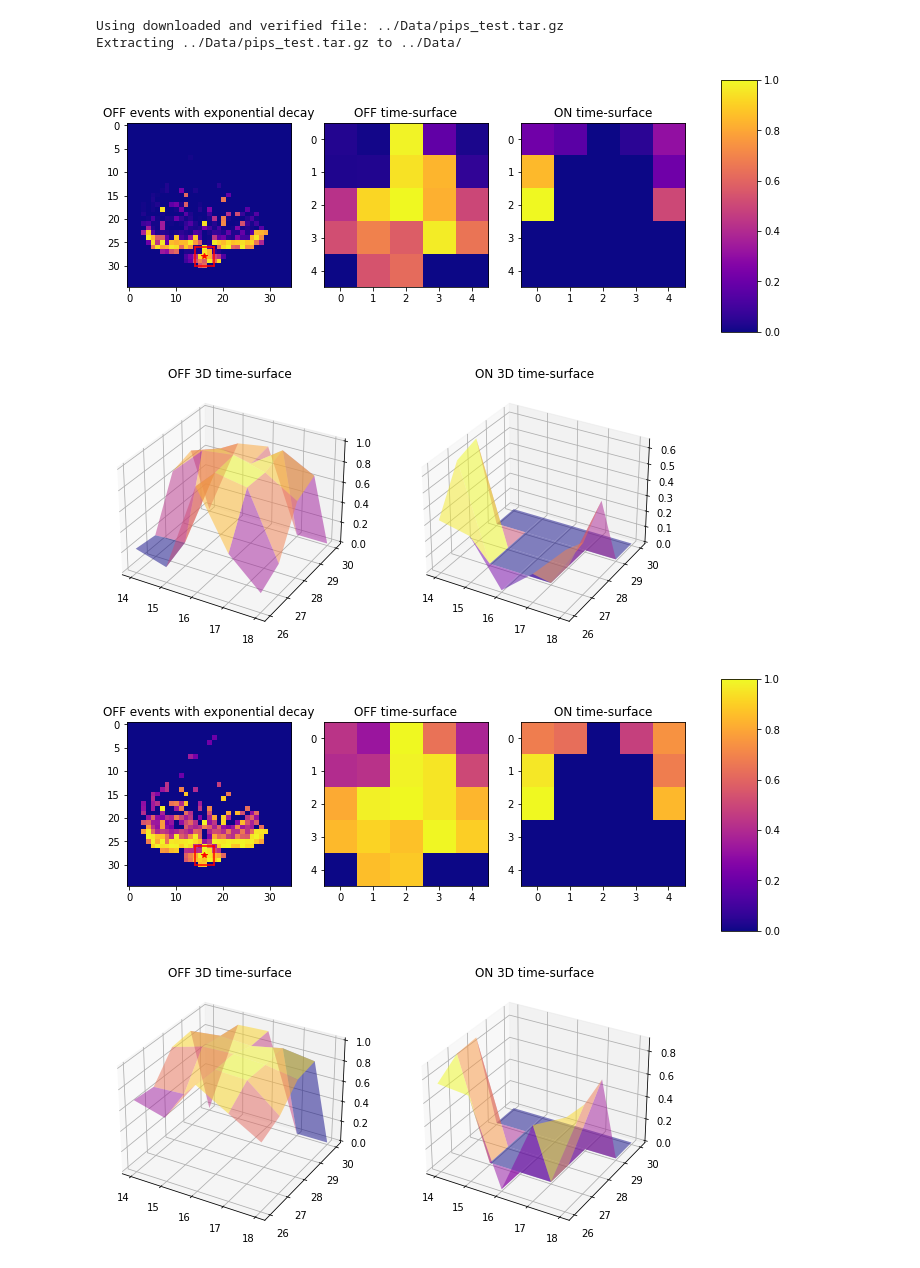
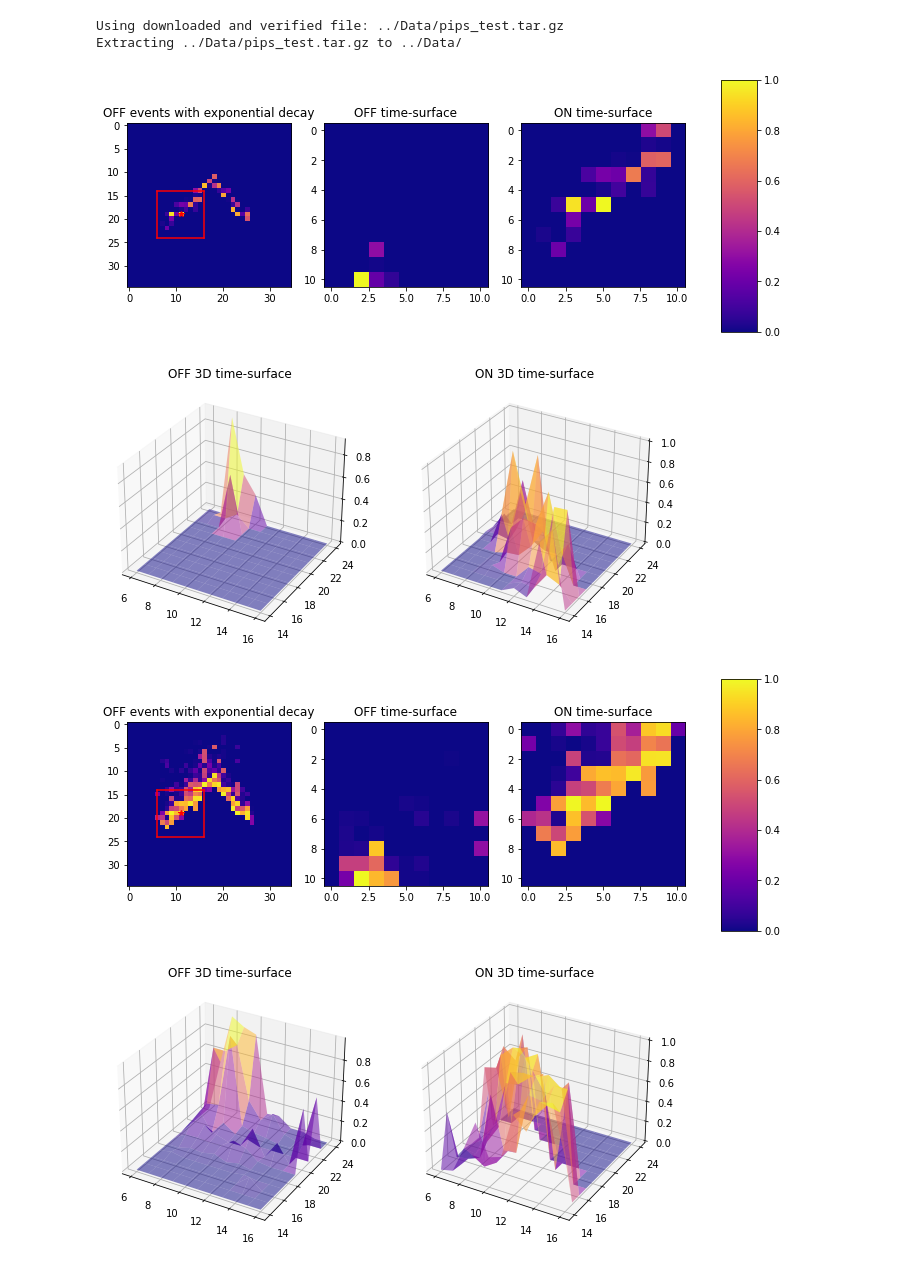
Before and after one commit to AntoineGrimaldi/HOTS, a Jupyter notebook: notebooks/BASICS_01_SpatioTemporalSurface.ipynb, the cells around one changed output. Cells and saved outputs as stored; diff of their text form; code cells hidden in the pictures.

```diff
--- a/notebooks/BASICS_01_SpatioTemporalSurface.ipynb
+++ b/notebooks/BASICS_01_SpatioTemporalSurface.ipynb
@@ -81,17 +89,20 @@ learningset = tonic.datasets.POKERDVS(save_to='../Data/',
 Using downloaded and verified file: ../Data/pips_test.tar.gz
 Extracting ../Data/pips_test.tar.gz to ../Data/
 # %%
-loader = tonic.datasets.DataLoader(learningset, shuffle=True)
+loader = torch.utils.data.DataLoader(learningset, shuffle=True)
 # %%
 target_event = 2000
-SpTetonic = timesurface(R=2,tau=5e3,camsize=[34,34])
+R, tau, camsize, nbpol, sigma, decay = 5, 2e2, [34,34], 2, 1, 'exponential'
+SpTetonic = timesurface(R, tau, camsize, nbpol, sigma, decay)
 events, target = next(iter(loader))
 iev = 0
 while iev<target_event:
-    x,y,t,p =   int(events[0][iev][learningset.ordering.find("x")].item()), \
+    p = np.zeros([nbpol])
+    x,y,t,p[int(events[0][iev][learningset.ordering.find("p")].item())] =   \
+                int(events[0][iev][learningset.ordering.find("x")].item()), \
                 int(events[0][iev][learningset.ordering.find("y")].item()), \
                 int(events[0][iev][learningset.ordering.find("t")].item()), \
-                int(events[0][iev][learningset.ordering.find("p")].item())
+                1
     TS = SpTetonic.addevent(x,y,t,p)
     iev+=1
 
@@ -99,25 +110,28 @@ SpTetonic.plote()
 
 SpTetonic.plot3D()
 # %% [output]
-[figure, old version]
+[figure, new version]
-[figure, old version]
+[figure, new version]
 # %%
+tau = 2e3
+SpTetonic = timesurface(R, tau, camsize, nbpol, sigma, decay)
 iev = 0
-SpTetonic = timesurface(R=2,tau=20e3,camsize=[34,34])
 while iev<target_event:
-    x,y,t,p =   int(events[0][iev][learningset.ordering.find("x")].item()), \
+    p = np.zeros([nbpol])
+    x,y,t,p[int(events[0][iev][learningset.ordering.find("p")].item())] =   \
+                int(events[0][iev][learningset.ordering.find("x")].item()), \
                 int(events[0][iev][learningset.ordering.find("y")].item()), \
                 int(events[0][iev][learningset.ordering.find("t")].item()), \
-                int(events[0][iev][learningset.ordering.find("p")].item())
+                1
     TS = SpTetonic.addevent(x,y,t,p)
     iev+=1
 
 SpTetonic.plote()
 
 SpTetonic.plot3D()
 # %% [output]
-[figure, old version]
+[figure, new version]
-[figure, old version]
+[figure, new version]
 # %%
 import matplotlib.pyplot as plt
 gamma = 2
```
Also changed, not shown: parts of 6 cells of this notebook, 2 other files.
